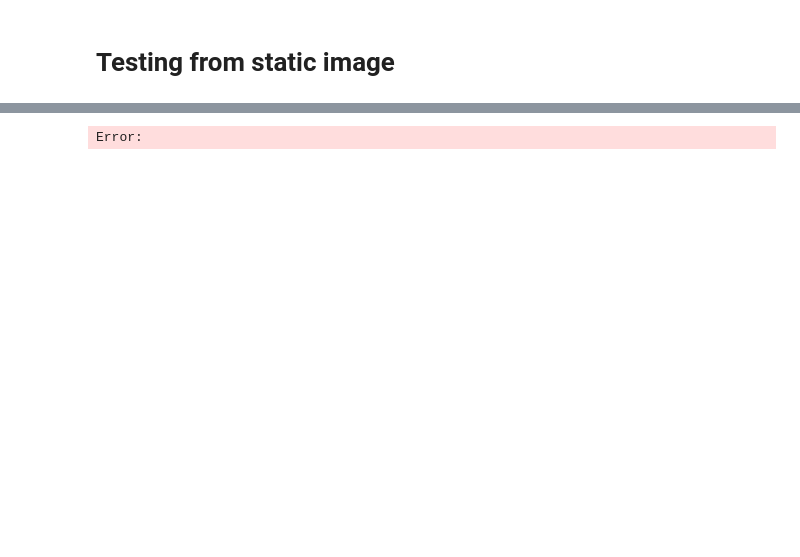
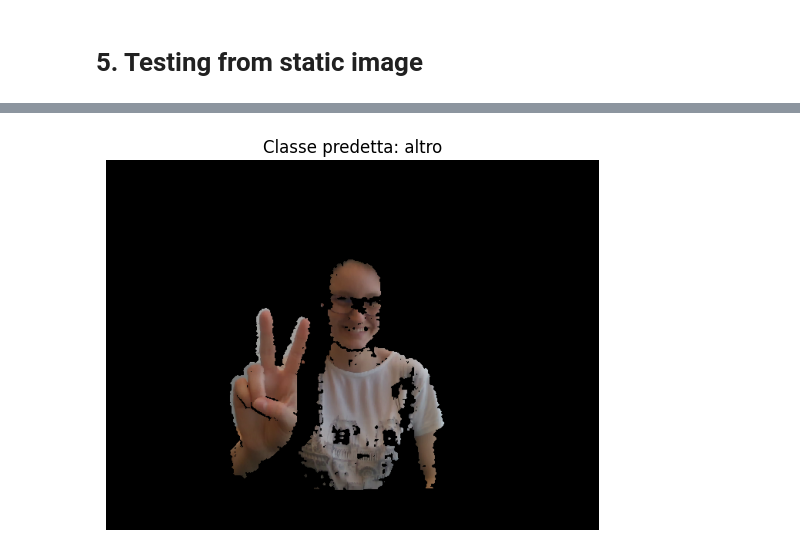
Before and after one commit to Giovanni-LE/Gesturerecognition, a Jupyter notebook: Testing.ipynb, the cells around one changed output, grey strips where cells are left out. Drawn from its saved outputs; the diff is of its cells as text; code cells hidden in the pictures; blank space fills up the shorter version.

```diff
--- a/Testing.ipynb
+++ b/Testing.ipynb
@@ -94,9 +128,28 @@ with open('modello/history.pickle', 'rb') as file:
 # %%
 colors = [(245, 117, 16), (117, 245, 16), (16, 117, 245), (255, 0, 0), (0, 255, 0), (0, 0, 255), (255, 255, 0)]
+
 def prob_viz(res, actions, input_frame, colors):
+
+    """
+    La funzione visualizza una barra di probabilità colorata per ogni azione prevista.
+    Input:
+    - res: Array di probabilità delle azioni previste.
+    - actions: Array delle etichette delle azioni.
+    - input_frame: Frame di input su cui disegnare le barre di probabilità.
+    - colors: Lista dei colori corrispondenti alle azioni.
+
+    Output:
+    - output_frame: Frame di output con le barre di probabilità disegnate.
+    """
+
+    # Creazione di una copia del frame di input
     output_frame = input_frame.copy()
+
     for num, prob in enumerate(res):
-        cv2.rectangle(output_frame, (0,60+num*40), (int(prob*100), 90+num*40), colors[num], -1)
-        cv2.putText(output_frame, actions[num], (0, 85+num*40), cv2.FONT_HERSHEY_SIMPLEX, 1, (255,255,255), 2, cv2.LINE_AA)
+        # Disegno del rettangolo colorato proporzionale alla probabilità dell'azione
+        cv2.rectangle(output_frame, (0, 60+num*40), (int(prob*100), 90+num*40), colors[num], -1)
+
+        # Aggiunta del testo dell'azione corrispondente sopra il rettangolo
+        cv2.putText(output_frame, actions[num], (0, 85+num*40), cv2.FONT_HERSHEY_SIMPLEX, 1, (255, 255, 255), 2, cv2.LINE_AA)
 
     return output_frame
@@ -104,23 +251,28 @@ def prob_viz(res, actions, input_frame, colors):
 cap.release()
 cv2.destroyAllWindows()
 # %% [markdown]
-# Testing from static image
+# 5. Testing from static image
 # %%
 with mp_holistic.Holistic(min_detection_confidence=0.5, min_tracking_confidence=0.5) as holistic:
     # Carica e preprocessa l'immagine
-    frame = cv2.imread('Due.jpg')
+    frame = cv2.imread('Frame Depth/2/alice_32739_dx.png')
 
-    # Make detections
+    # Effettua le rilevazioni
     image, results = mediapipe_detection(frame, holistic)
 
-    # Draw landmarks
+    # Disegna i landmark stilizzati sull'immagine
     draw_styled_landmarks(image, results)
 
-    # 2. Prediction logic
+    # Estrazione dei punti chiave dai risultati
     keypoints = extract_keypoints(results)
 
-    res = model.predict(np.expand_dims(keypoints, axis=0))[0]
+    # Esegue la predizione utilizzando il modello
+    res = model.predict(np.expand_dims(keypoints, axis=0), verbose=0)[0]
 
-    # Stampa la classe predetta
-    print("Classe predetta:", actions[np.argmax(res)])
+    # Mostra l'immagine con i landmark
+    plt.imshow(cv2.cvtColor(image, cv2.COLOR_BGR2RGB))
+    plt.axis('off')
+    plt.title("Classe predetta: {}".format(actions[np.argmax(res)]))
+
+    plt.show()
 # %% [output]
@@ -129 +279 @@ Classe predetta: 2
-Error:
+[figure, added]
```
Also changed, not shown: parts of 17 cells of this notebook, 3 other files.
